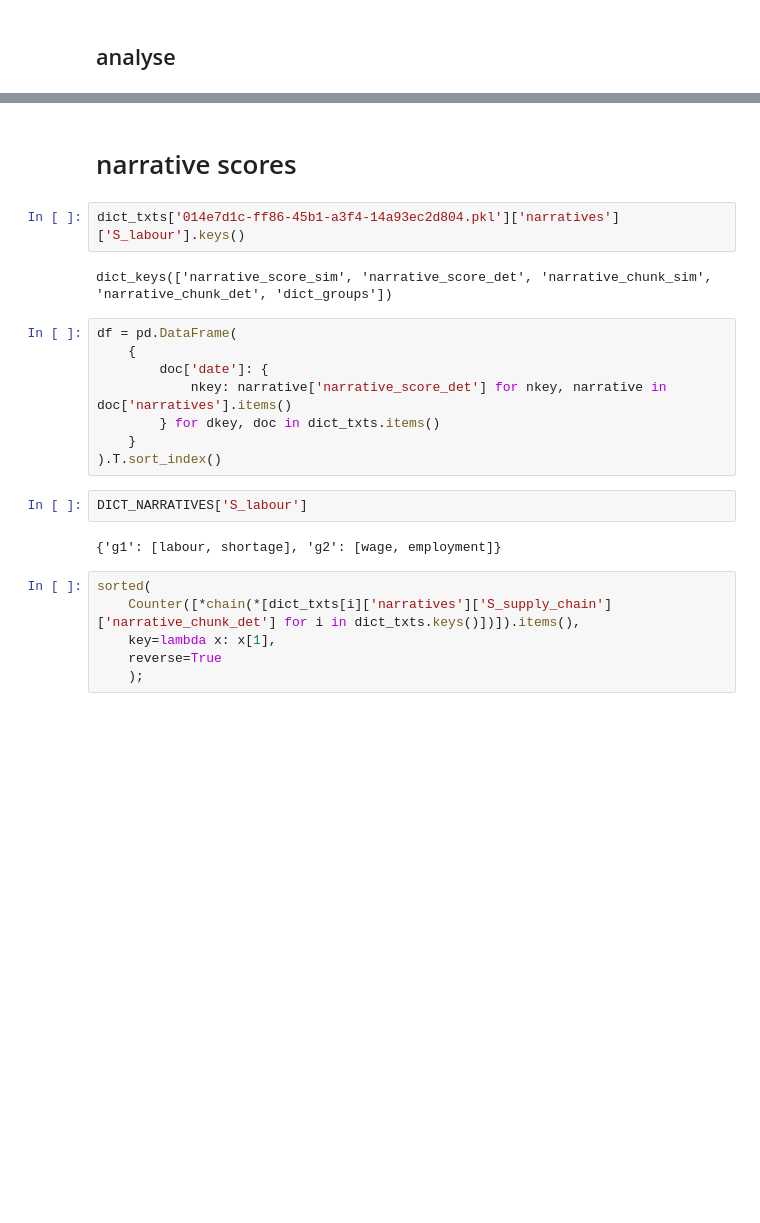
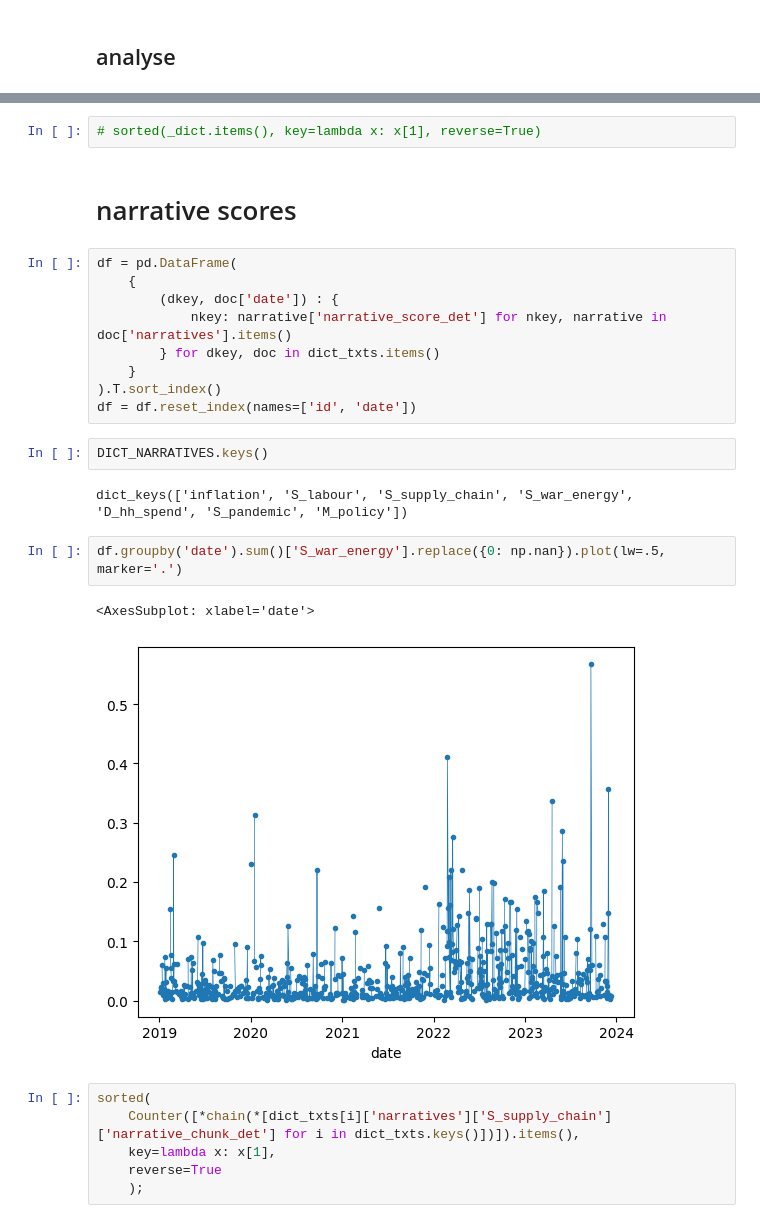
Before and after one commit to lukasgrahl/memoire2, a Jupyter notebook: notebooks/01-prep_news-paper-Copy1.ipynb, the cells around one changed output, grey strips where cells are left out. Cells and saved outputs as stored; diff of their text form; blank space fills up the shorter version.

```diff
--- a/notebooks/01-prep_news-paper-Copy1.ipynb
+++ b/notebooks/01-prep_news-paper-Copy1.ipynb
@@ -77,21 +117,25 @@ c = sorted(Counter([i.lemma_.lower() for i in [*chain(*lst_nouns)]]).items(), ke
+# %%
+# sorted(_dict.items(), key=lambda x: x[1], reverse=True)
 # %% [markdown]
 # narrative scores
-# %%
-dict_txts['014e7d1c-ff86-45b1-a3f4-14a93ec2d804.pkl']['narratives']['S_labour'].keys()
-# %% [output]
-dict_keys(['narrative_score_sim', 'narrative_score_det', 'narrative_chunk_sim', 'narrative_chunk_det', 'dict_groups'])
 # %%
 df = pd.DataFrame(
     {
-        doc['date']: {
+        (dkey, doc['date']) : {
             nkey: narrative['narrative_score_det'] for nkey, narrative in doc['narratives'].items()
         } for dkey, doc in dict_txts.items()
     }
 ).T.sort_index()
+df = df.reset_index(names=['id', 'date'])
 # %%
-DICT_NARRATIVES['S_labour']
+DICT_NARRATIVES.keys()
 # %% [output]
-{'g1': [labour, shortage], 'g2': [wage, employment]}
+dict_keys(['inflation', 'S_labour', 'S_supply_chain', 'S_war_energy', 'D_hh_spend', 'S_pandemic', 'M_policy'])
+# %%
+df.groupby('date').sum()['S_war_energy'].replace({0: np.nan}).plot(lw=.5, marker='.')
+# %% [output]
+<AxesSubplot: xlabel='date'>
+[figure, added]
 # %%
 sorted(
     Counter([*chain(*[dict_txts[i]['narratives']['S_supply_chain']['narrative_chunk_det'] for i in dict_txts.keys()])]).items(),
```
Also changed, not shown: parts of 22 cells of this notebook, 3 other files.
